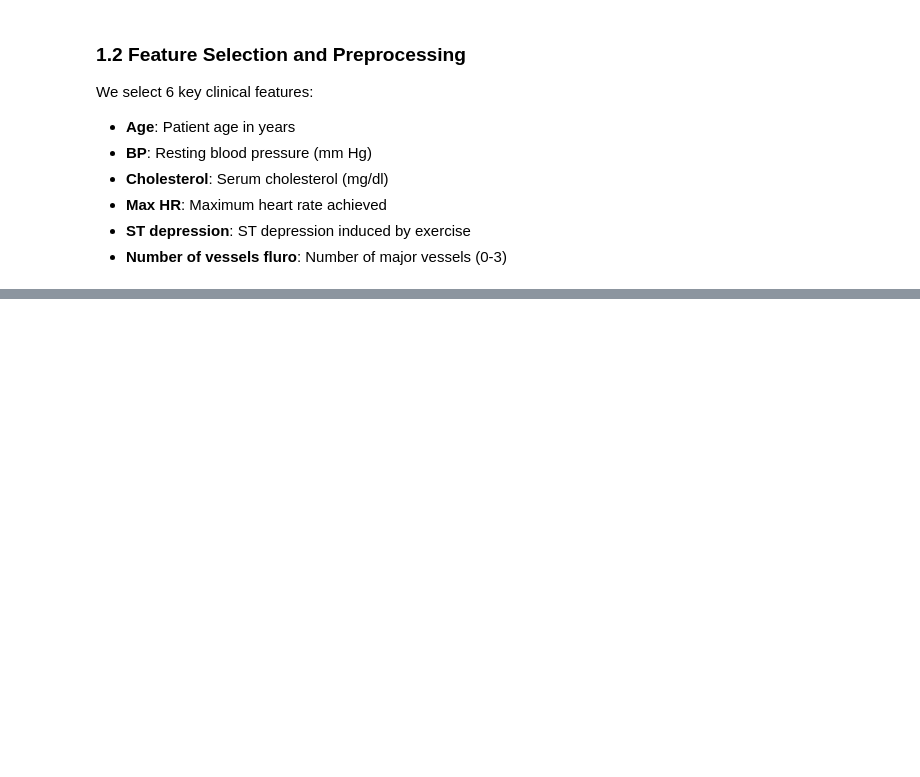
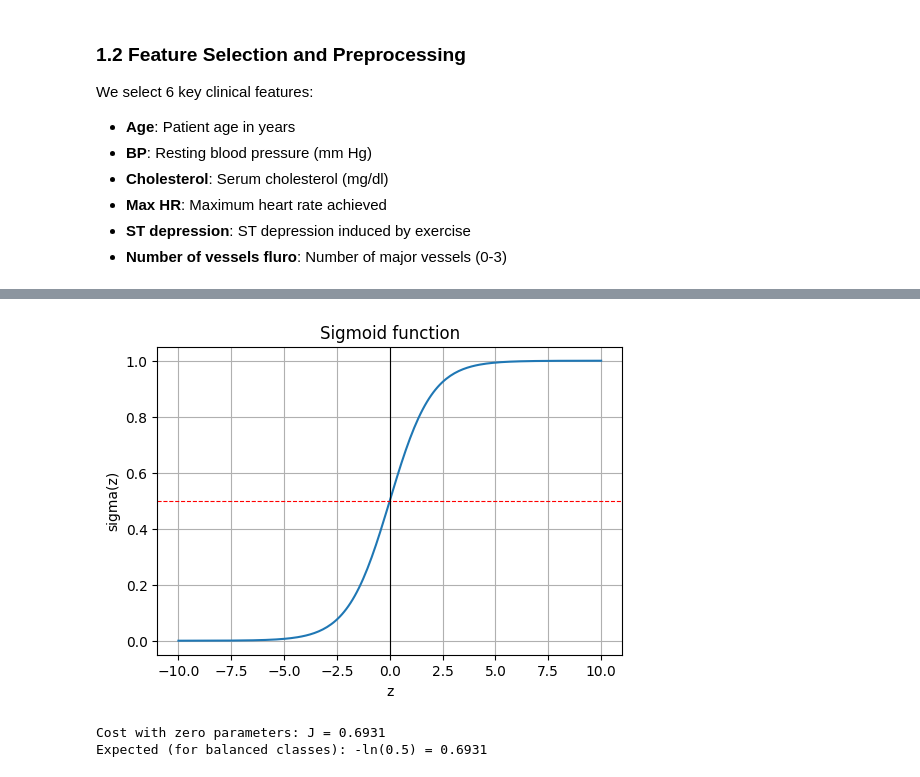
Before and after one commit to Carmo0982/Lab02TDSE, a Jupyter notebook: heart_disease_lr_analysis.ipynb, the cells around one changed output, grey strips where cells are left out. Saved outputs shown, nothing was run; the diff lists cells and outputs as text; code cells hidden in the pictures; blank space fills up the shorter version.

Commit message:
feat: add logistic regression analysis for heart disease prediction

```diff
--- a/heart_disease_lr_analysis.ipynb
+++ b/heart_disease_lr_analysis.ipynb
@@ -154,0 +236,49 @@ print(f"Normalized training set std: {np.std(X_train_norm, axis=0).round(4)}")
+# %%
+def sigmoid(z):
+    """Compute the sigmoid of z."""
+    return 1 / (1 + np.exp(-z))
+
+
+# Visualize the sigmoid function
+z_values = np.linspace(-10, 10, 200)
+sig_values = sigmoid(z_values)
+
+plt.figure()
+plt.plot(z_values, sig_values)
+plt.title("Sigmoid function")
+plt.xlabel("z")
+plt.ylabel("sigma(z)")
+plt.ylim(-0.05, 1.05)
+plt.axhline(0.5, color="red", linestyle="--", linewidth=0.8)
+plt.axvline(0, color="black", linewidth=0.8)
+plt.show()
+# %% [output]
+[figure, added]
+# %%
+def compute_cost(w, b, X, y):
+    """Compute logistic regression cost J(w, b)."""
+    m, n = X.shape
+
+    # f_{w,b}^{(i)}(x^{(i)}) = sigmoid(w · x^{(i)} + b)
+    z = X @ w + b
+    f = sigmoid(z)
+
+    # To avoid log(0), clip probabilities
+    eps = 1e-8
+    f_clipped = np.clip(f, eps, 1 - eps)
+
+    J = -(1 / m) * np.sum(
+        y * np.log(f_clipped) + (1 - y) * np.log(1 - f_clipped)
+    )
+    return J
+
+
+# Test with zero parameters
+w_test = np.zeros(X_train_norm.shape[1])
+b_test = 0.0
+J_test = compute_cost(w_test, b_test, X_train_norm, y_train)
+print(f"Cost with zero parameters: J = {J_test:.4f}")
+print(f"Expected (for balanced classes): -ln(0.5) = {-np.log(0.5):.4f}")
+# %% [output]
+Cost with zero parameters: J = 0.6931
+Expected (for balanced classes): -ln(0.5) = 0.6931
```
Also changed, not shown: parts of 18 cells of this notebook.
